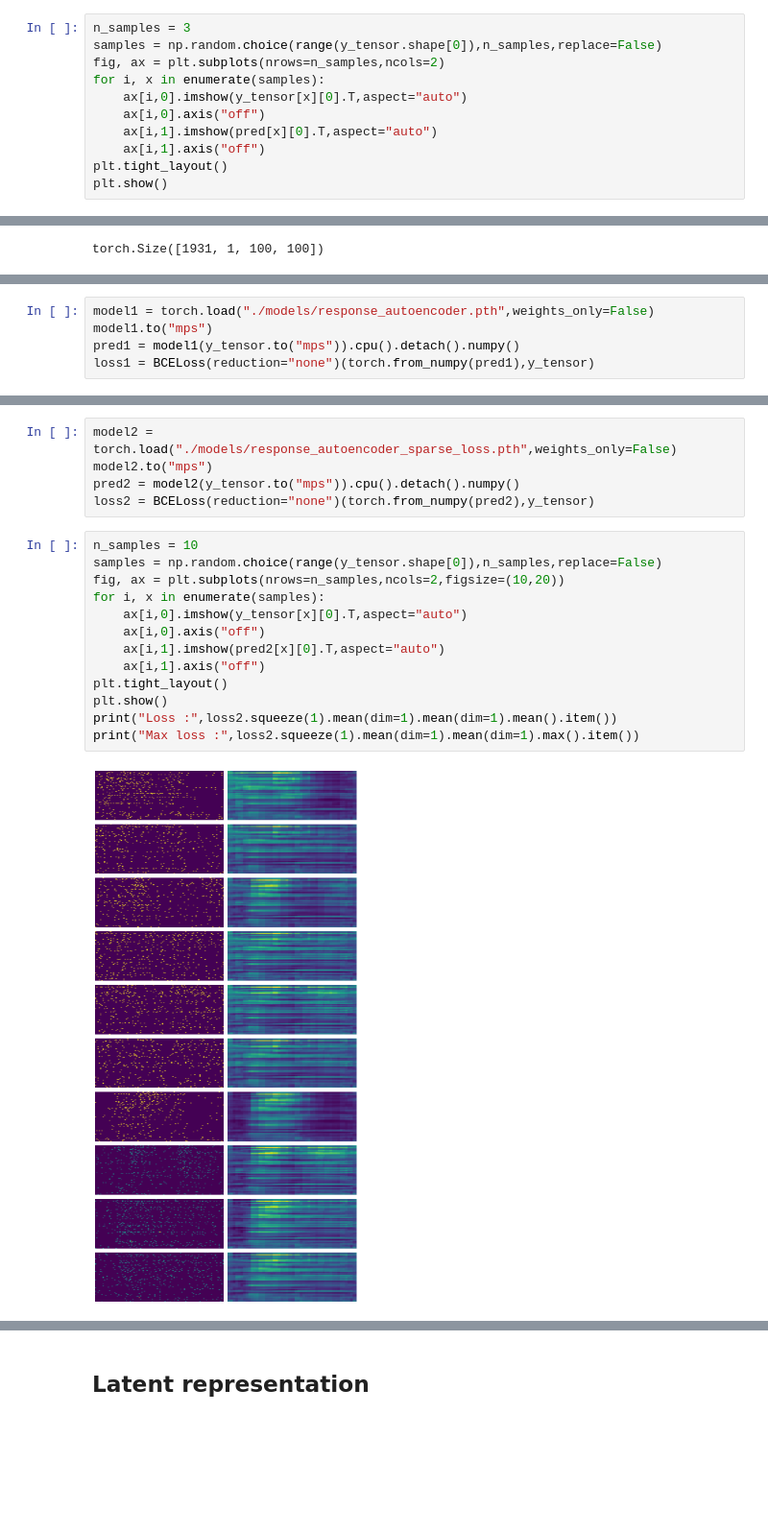
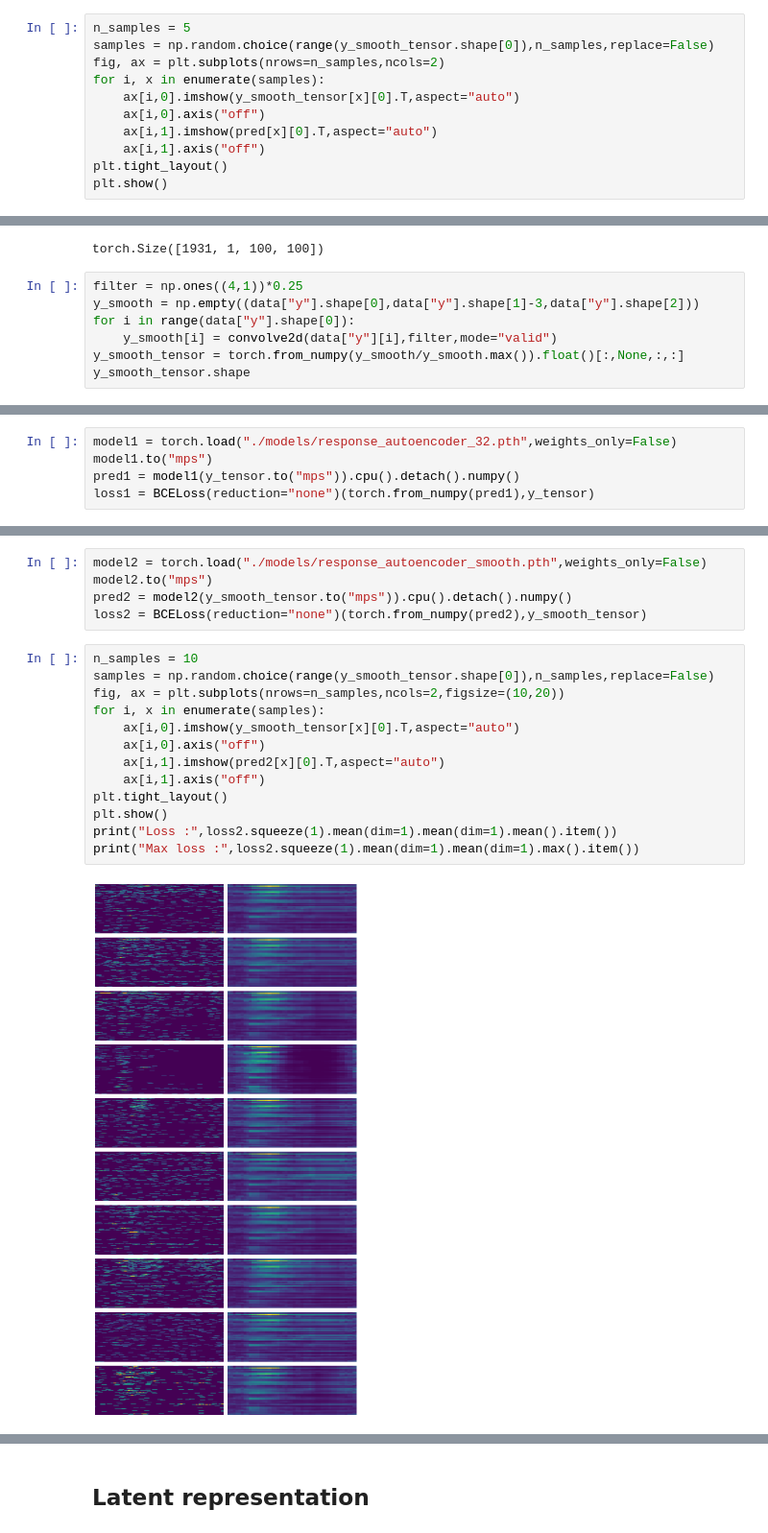
Before and after one commit to PhilSchoeb/ift-6168-project, a Jupyter notebook: dimensionality_reduction/autoencoder.ipynb, the cells around one changed output, grey strips where cells are left out. Shown at 96% size. Drawn from its saved outputs; the diff is of its cells as text; blank space fills up the shorter version.

```diff
--- a/dimensionality_reduction/autoencoder.ipynb
+++ b/dimensionality_reduction/autoencoder.ipynb
@@ -54,9 +81,9 @@ pred = model(y_tensor.to("mps")).cpu().detach().numpy()
 # %%
-n_samples = 3
-samples = np.random.choice(range(y_tensor.shape[0]),n_samples,replace=False)
+n_samples = 5
+samples = np.random.choice(range(y_smooth_tensor.shape[0]),n_samples,replace=False)
 fig, ax = plt.subplots(nrows=n_samples,ncols=2)
 for i, x in enumerate(samples):
-    ax[i,0].imshow(y_tensor[x][0].T,aspect="auto")
+    ax[i,0].imshow(y_smooth_tensor[x][0].T,aspect="auto")
     ax[i,0].axis("off")
     ax[i,1].imshow(pred[x][0].T,aspect="auto")
     ax[i,1].axis("off")
@@ -79,3 +106,10 @@ y_tensor = torch.from_numpy(data["y"]/data["y"].max()).float()[:,None,:,:]
 y_tensor.shape
 # %% [output]
 torch.Size([1931, 1, 100, 100])
+# %%
+filter = np.ones((4,1))*0.25
+y_smooth = np.empty((data["y"].shape[0],data["y"].shape[1]-3,data["y"].shape[2]))
+for i in range(data["y"].shape[0]):
+    y_smooth[i] = convolve2d(data["y"][i],filter,mode="valid")
+y_smooth_tensor = torch.from_numpy(y_smooth/y_smooth.max()).float()[:,None,:,:]
+y_smooth_tensor.shape
@@ -82,5 +118,5 @@ torch.Size([1931, 1, 100, 100])
 # %%
-model1 = torch.load("./models/response_autoencoder.pth",weights_only=False)
+model1 = torch.load("./models/response_autoencoder_32.pth",weights_only=False)
 model1.to("mps")
 pred1 = model1(y_tensor.to("mps")).cpu().detach().numpy()
 loss1 = BCELoss(reduction="none")(torch.from_numpy(pred1),y_tensor)
@@ -104,20 +140,20 @@ Max loss : 0.10796990990638733
 # %%
-model2 = torch.load("./models/response_autoencoder_sparse_loss.pth",weights_only=False)
+model2 = torch.load("./models/response_autoencoder_smooth.pth",weights_only=False)
 model2.to("mps")
-pred2 = model2(y_tensor.to("mps")).cpu().detach().numpy()
-loss2 = BCELoss(reduction="none")(torch.from_numpy(pred2),y_tensor)
+pred2 = model2(y_smooth_tensor.to("mps")).cpu().detach().numpy()
+loss2 = BCELoss(reduction="none")(torch.from_numpy(pred2),y_smooth_tensor)
 # %%
 n_samples = 10
-samples = np.random.choice(range(y_tensor.shape[0]),n_samples,replace=False)
+samples = np.random.choice(range(y_smooth_tensor.shape[0]),n_samples,replace=False)
 fig, ax = plt.subplots(nrows=n_samples,ncols=2,figsize=(10,20))
 for i, x in enumerate(samples):
-    ax[i,0].imshow(y_tensor[x][0].T,aspect="auto")
+    ax[i,0].imshow(y_smooth_tensor[x][0].T,aspect="auto")
     ax[i,0].axis("off")
     ax[i,1].imshow(pred2[x][0].T,aspect="auto")
     ax[i,1].axis("off")
 plt.tight_layout()
 plt.show()
 print("Loss :",loss2.squeeze(1).mean(dim=1).mean(dim=1).mean().item())
 print("Max loss :",loss2.squeeze(1).mean(dim=1).mean(dim=1).max().item())
 # %% [output]
-[figure, old version]
+[figure, new version]
```
Also changed, not shown: parts of 16 cells of this notebook.
